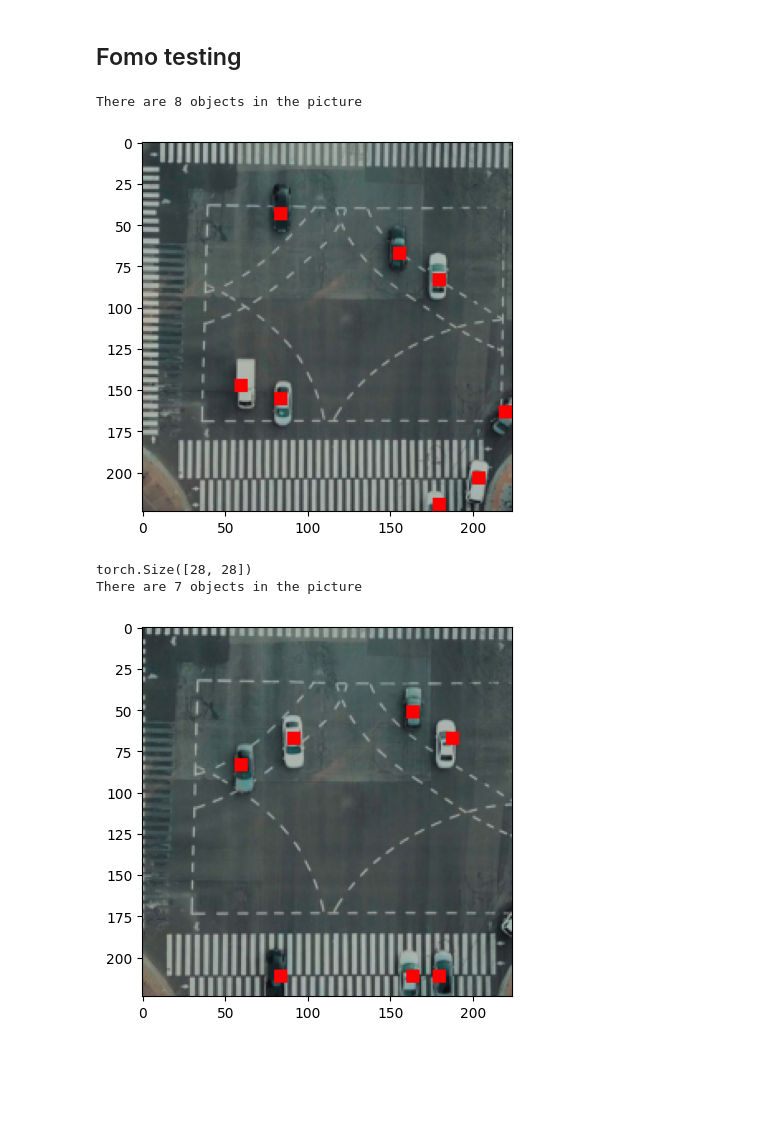
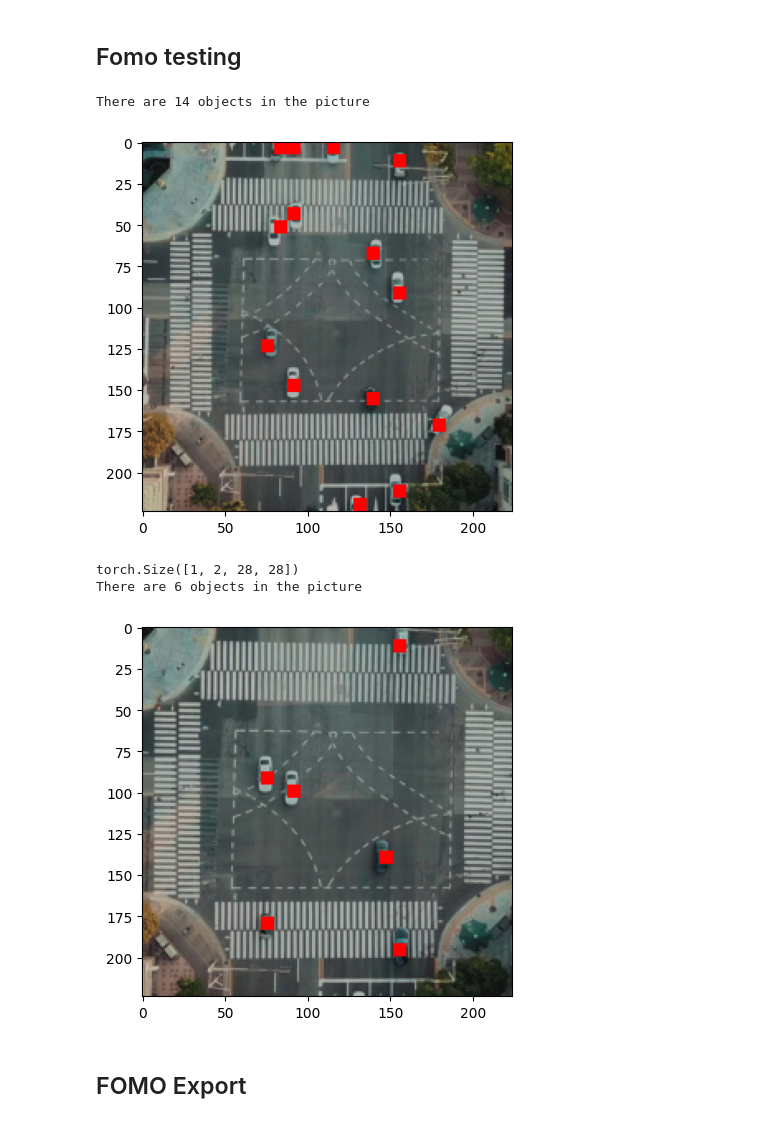
Before and after one commit to krzy3chu/FOMO, a Jupyter notebook: fomo.ipynb, the cells around one changed output. Saved outputs shown, nothing was run; the diff lists cells and outputs as text; code cells hidden in the pictures; blank space fills up the shorter version.

```diff
--- a/fomo.ipynb
+++ b/fomo.ipynb
@@ -272,7 +282,7 @@ LOCAL_RANK: 0 - CUDA_VISIBLE_DEVICES: [0]
 # %% [markdown]
 ## Fomo testing
 # %%
-def display_mask(mask: torch.Tensor, image: torch.Tensor, threshold: float):
+def display_mask(mask: torch.Tensor, image: torch.Tensor):
     image = image.permute(1, 2, 0).numpy().astype(int)
     mask = mask.numpy()
     mask_res = cv2.resize(
@@ -281,9 +291,9 @@ def display_mask(mask: torch.Tensor, image: torch.Tensor, threshold: float):
         interpolation=cv2.INTER_NEAREST,
     )
 
-    image[mask_res >= threshold] = [255, 0, 0]
+    image[mask_res == 1] = [255, 0, 0]
     plt.imshow(image)
-    cnt = np.count_nonzero(mask >= threshold)
+    cnt = np.count_nonzero(mask == 1)
     print("There are", str(cnt), "objects in the picture")
 # %%
 vehicle_data_module.setup(stage=None)
@@ -293,10 +303,10 @@ def inspect_training_data(data_index, mask_index):
     data = next(iter(train_loader))
     image = data[0][data_index]
     mask = data[1][data_index]
-    display_mask(mask = mask[mask_index], image = image, threshold = 1)
+    display_mask(mask = mask[mask_index], image = image)
 # %%
-inspect_training_data(data_index=5, mask_index=1)
+inspect_training_data(data_index=3, mask_index=1)
 # %% [output]
-There are 8 objects in the picture
+There are 14 objects in the picture
-[figure, old version]
+[figure, new version]
 # %%
@@ -314,6 +327,8 @@ def fomo_test(data_index, mask_index, threshold):
 # %%
-fomo_test(data_index=8, mask_index=1, threshold=0.5)
+fomo_test(data_index=4, mask_index=1, threshold=0.5)
 # %% [output]
-torch.Size([28, 28])
-There are 7 objects in the picture
+torch.Size([1, 2, 28, 28])
+There are 6 objects in the picture
-[figure, old version]
+[figure, new version]
+# %% [markdown]
+## FOMO Export
```
Also changed, not shown: parts of 6 cells of this notebook, 1 other file.
